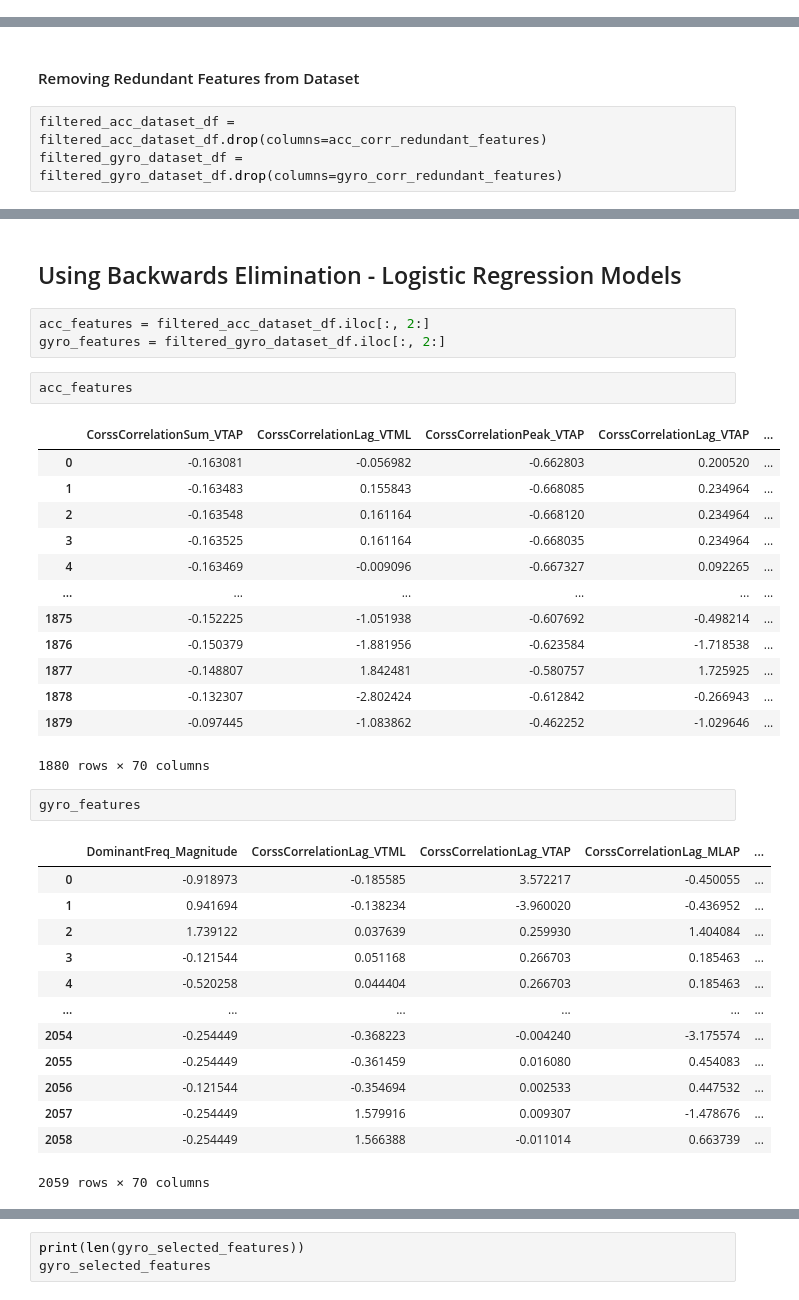
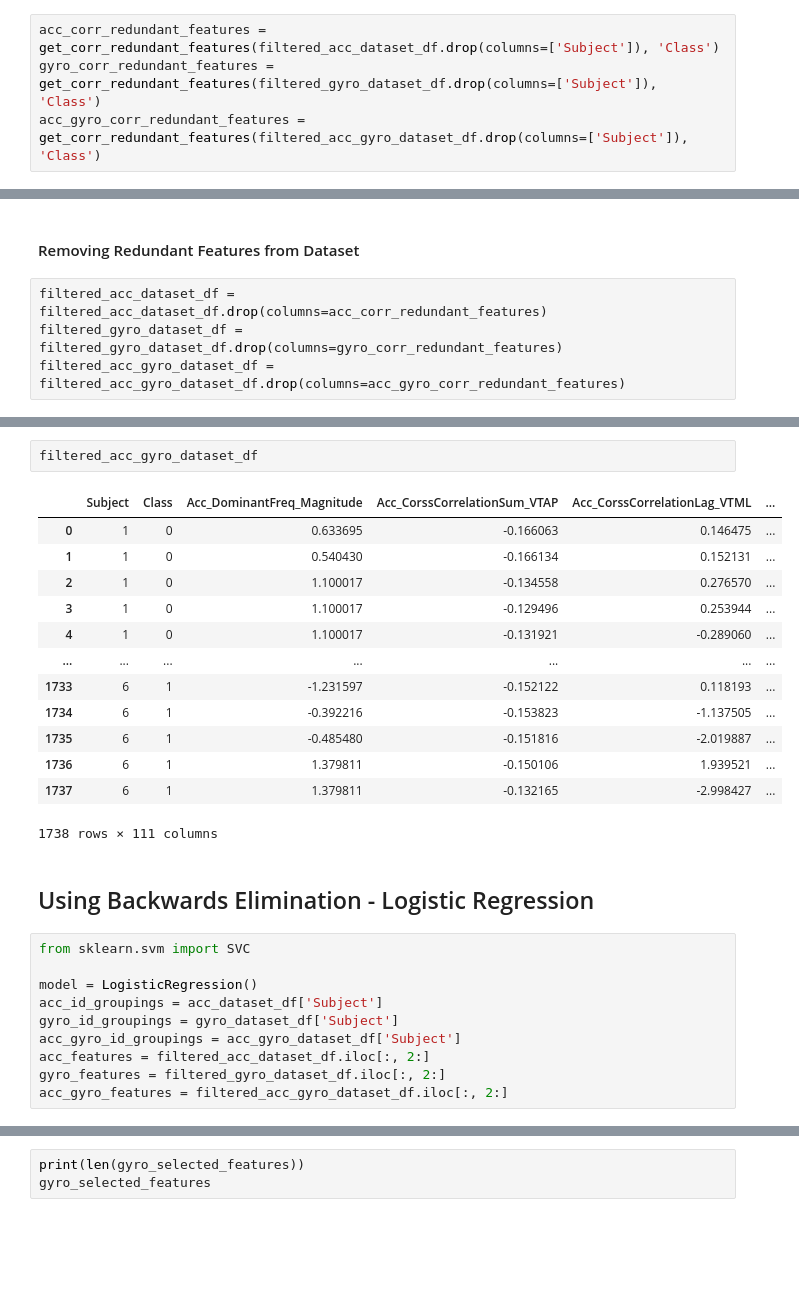
Before and after one commit to Lukas-Jurcaga/tremor-detection-research, a Jupyter notebook: python_scripts/windows/separate/2_feature_selection.ipynb, the cells around one changed output, grey strips where cells are left out. Cells and saved outputs as stored; diff of their text form; blank space fills up the shorter version.

```diff
--- a/python_scripts/windows/separate/2_feature_selection.ipynb
+++ b/python_scripts/windows/separate/2_feature_selection.ipynb
@@ -209,3 +186,7 @@ gyro_corr_redundant_features = get_corr_redundant_features(gyro_feature_corr_mat
+# %%
+acc_corr_redundant_features = get_corr_redundant_features(filtered_acc_dataset_df.drop(columns=['Subject']), 'Class')
+gyro_corr_redundant_features = get_corr_redundant_features(filtered_gyro_dataset_df.drop(columns=['Subject']), 'Class')
+acc_gyro_corr_redundant_features = get_corr_redundant_features(filtered_acc_gyro_dataset_df.drop(columns=['Subject']), 'Class')
 # %%
 print("Number of redundant features for acceleration data: " + str(len(acc_corr_redundant_features)))
 acc_corr_redundant_features
@@ -255,6 +258,7 @@ Number of redundant features for gyroscope data: 173
 # %%
 filtered_acc_dataset_df = filtered_acc_dataset_df.drop(columns=acc_corr_redundant_features)
 filtered_gyro_dataset_df = filtered_gyro_dataset_df.drop(columns=gyro_corr_redundant_features)
+filtered_acc_gyro_dataset_df = filtered_acc_gyro_dataset_df.drop(columns=acc_gyro_corr_redundant_features)
 # %%
 filtered_acc_dataset_df
 # %% [output]
@@ -290,37 +294,28 @@ filtered_gyro_dataset_df
+# %%
+filtered_acc_gyro_dataset_df
+# %% [output]
+|  | Subject | Class | Acc_DominantFreq_Magnitude | Acc_CorssCorrelationSum_VTAP | Acc_CorssCorrelationLag_VTML | ... |
+| 0 | 1 | 0 | 0.633695 | -0.166063 | 0.146475 | ... |
+| 1 | 1 | 0 | 0.540430 | -0.166134 | 0.152131 | ... |
+| 2 | 1 | 0 | 1.100017 | -0.134558 | 0.276570 | ... |
+| 3 | 1 | 0 | 1.100017 | -0.129496 | 0.253944 | ... |
+| 4 | 1 | 0 | 1.100017 | -0.131921 | -0.289060 | ... |
+| ... | ... | ... | ... | ... | ... | ... |
+| 1733 | 6 | 1 | -1.231597 | -0.152122 | 0.118193 | ... |
+| 1734 | 6 | 1 | -0.392216 | -0.153823 | -1.137505 | ... |
+| 1735 | 6 | 1 | -0.485480 | -0.151816 | -2.019887 | ... |
+| 1736 | 6 | 1 | 1.379811 | -0.150106 | 1.939521 | ... |
+| 1737 | 6 | 1 | 1.379811 | -0.132165 | -2.998427 | ... |
+1738 rows × 111 columns
 # %% [markdown]
-## Using Backwards Elimination - Logistic Regression Models
+## Using Backwards Elimination - Logistic Regression
 # %%
+from sklearn.svm import SVC
+
+model = LogisticRegression()
+acc_id_groupings = acc_dataset_df['Subject']
+gyro_id_groupings = gyro_dataset_df['Subject']
+acc_gyro_id_groupings = acc_gyro_dataset_df['Subject']
 acc_features = filtered_acc_dataset_df.iloc[:, 2:]
 gyro_features = filtered_gyro_dataset_df.iloc[:, 2:]
+acc_gyro_features = filtered_acc_gyro_dataset_df.iloc[:, 2:]
-# %%
-acc_features
-# %% [output]
-|  | CorssCorrelationSum_VTAP | CorssCorrelationLag_VTML | CorssCorrelationPeak_VTAP | CorssCorrelationLag_VTAP | ... |
-| 0 | -0.163081 | -0.056982 | -0.662803 | 0.200520 | ... |
-| 1 | -0.163483 | 0.155843 | -0.668085 | 0.234964 | ... |
-| 2 | -0.163548 | 0.161164 | -0.668120 | 0.234964 | ... |
-| 3 | -0.163525 | 0.161164 | -0.668035 | 0.234964 | ... |
-| 4 | -0.163469 | -0.009096 | -0.667327 | 0.092265 | ... |
-| ... | ... | ... | ... | ... | ... |
-| 1875 | -0.152225 | -1.051938 | -0.607692 | -0.498214 | ... |
-| 1876 | -0.150379 | -1.881956 | -0.623584 | -1.718538 | ... |
-| 1877 | -0.148807 | 1.842481 | -0.580757 | 1.725925 | ... |
-| 1878 | -0.132307 | -2.802424 | -0.612842 | -0.266943 | ... |
-| 1879 | -0.097445 | -1.083862 | -0.462252 | -1.029646 | ... |
-1880 rows × 70 columns
-# %%
-gyro_features
-# %% [output]
-|  | DominantFreq_Magnitude | CorssCorrelationLag_VTML | CorssCorrelationLag_VTAP | CorssCorrelationLag_MLAP | ... |
-| 0 | -0.918973 | -0.185585 | 3.572217 | -0.450055 | ... |
-| 1 | 0.941694 | -0.138234 | -3.960020 | -0.436952 | ... |
-| 2 | 1.739122 | 0.037639 | 0.259930 | 1.404084 | ... |
-| 3 | -0.121544 | 0.051168 | 0.266703 | 0.185463 | ... |
-| 4 | -0.520258 | 0.044404 | 0.266703 | 0.185463 | ... |
-| ... | ... | ... | ... | ... | ... |
-| 2054 | -0.254449 | -0.368223 | -0.004240 | -3.175574 | ... |
-| 2055 | -0.254449 | -0.361459 | 0.016080 | 0.454083 | ... |
-| 2056 | -0.121544 | -0.354694 | 0.002533 | 0.447532 | ... |
-| 2057 | -0.254449 | 1.579916 | 0.009307 | -1.478676 | ... |
-| 2058 | -0.254449 | 1.566388 | -0.011014 | 0.663739 | ... |
-2059 rows × 70 columns
```
Also changed, not shown: parts of 36 cells of this notebook, 7 other files.
